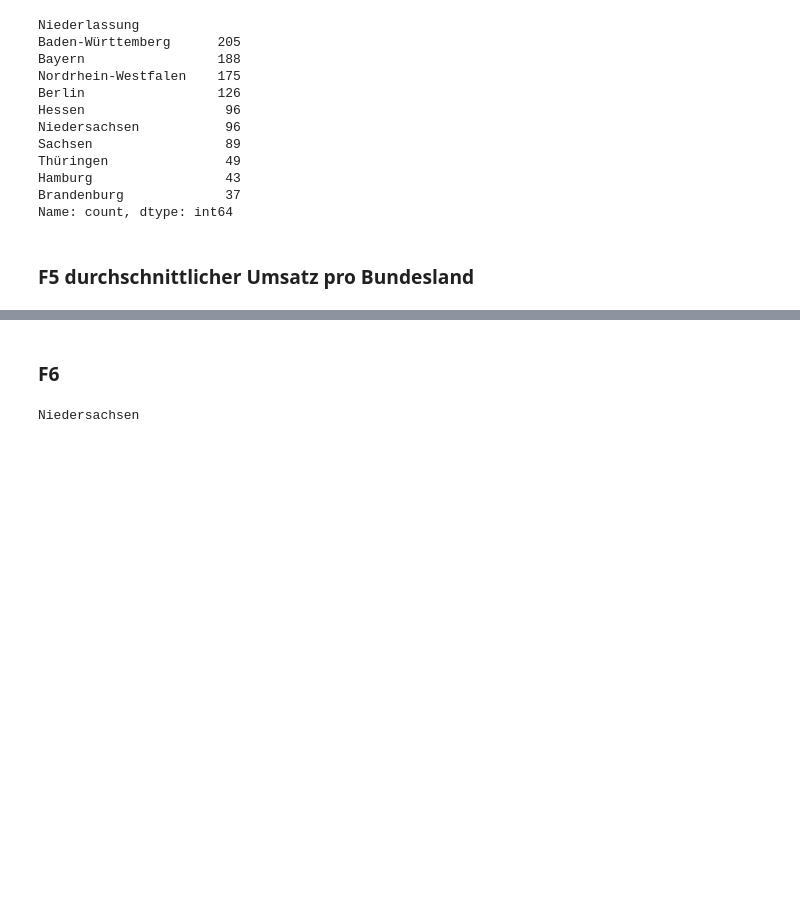
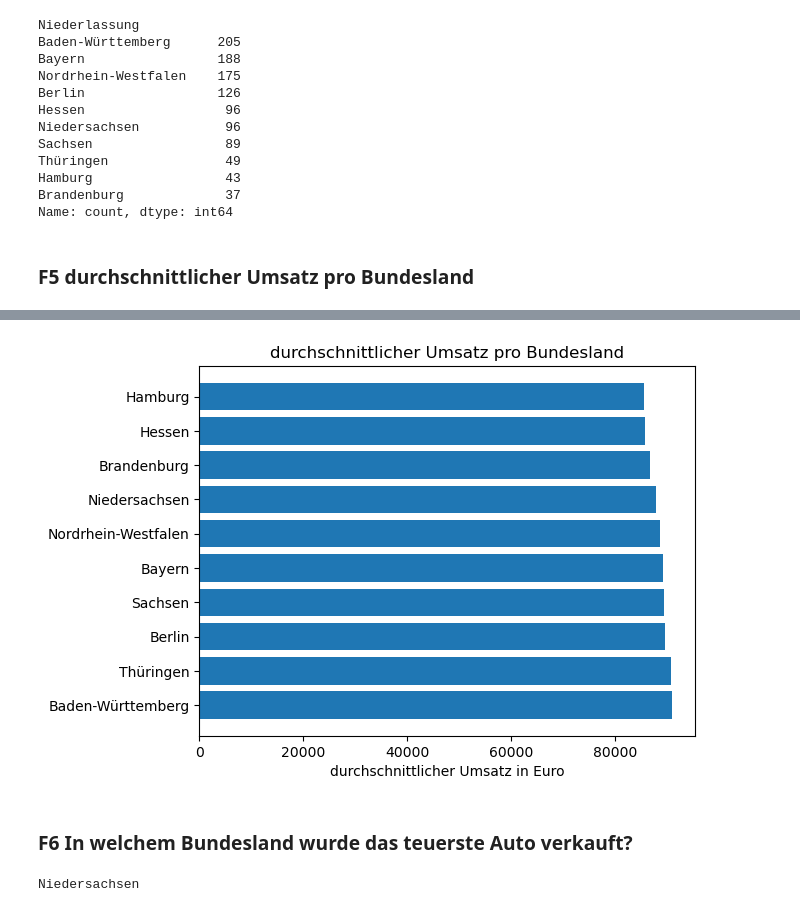
Before and after one commit to EWERLIA/final_projectSS24_Group7, a Jupyter notebook: presentation.ipynb, the cells around one changed output, grey strips where cells are left out. Saved outputs shown, nothing was run; the diff lists cells and outputs as text; code cells hidden in the pictures; blank space fills up the shorter version.

```diff
--- a/presentation.ipynb
+++ b/presentation.ipynb
@@ -239,14 +257,3 @@ Brandenburg             37
 Name: count, dtype: int64
 # %% [markdown]
 ### F5 durchschnittlicher Umsatz pro Bundesland
-# %%
-bundesländer = pd.Series(["Baden-Württemberg", "Bayern", "Nordrhein-Westfalen", "Berlin", "Niedersachsen", "Hessen", "Sachsen", "Thüringen", "Hamburg", "Brandenburg"])
-mean_rev_bl = []
-
-for i in bundesländer:
-    mean_rev_bl.append(f'{df_final.loc[df_final.Niederlassung == i, "Preis"].mean().round(2)}€')
-
-mean_rev_bl_pd = pd.Series(mean_rev_bl)
-df_mean_rev_bl = pd.concat([mean_rev_bl_pd], axis = 1).set_index(bundesländer)
-df_mean_rev_bl.columns = ['durchschnittlicher Umsatz']
-df_mean_rev_bl
@@ -265,11 +259,0 @@ df_mean_rev_bl
-# %%
-bundesländer = ["Baden-Württemberg", "Bayern", "Nordrhein-Westfalen", "Berlin", "Niedersachsen", "Hessen", "Sachsen", "Thüringen", "Hamburg", "Brandenburg"]
-mean_rev_bl = []
-
-for i in bundesländer:
-    w = mean_rev_bl.append(df_final.loc[df_final.Niederlassung == i, 'Preis'].mean())
-
-plt.barh(bundesländer, mean_rev_bl)
-plt.title ("durchschnittlicher Umsatz pro Bundesland")
-plt.xlabel('durchschnittlicher Umsatz in Euro')
-plt.show()
@@ -277,0 +260,15 @@ plt.show()
+# %%
+#Liste aller vertretenen Bundesländer erstellen
+bundesländer = df_final['Niederlassung'].unique() #np.array-Format, wobei das nicht wichtig ist!
+
+#Liste des durchschnittlichen Umsatzes erstellen
+mean_rev_bl = []
+
+for i in bundesländer:
+    mean_rev_bl.append(df_final.loc[df_final.Niederlassung == i, "Preis"].mean().round(2))
+
+#Tabelle mit Bundesländern und durchschnittlichen Umsatz
+mean_rev_bl_series = pd.Series(mean_rev_bl, name = 'durchschnittlicher Umsatz in Euro')
+df_mean_rev_bl = mean_rev_bl_series.to_frame().set_index(bundesländer).sort_values(
+    'durchschnittlicher Umsatz in Euro', ascending = False) #sortiert nach dem durchschnittlichen Umsatz
+df_mean_rev_bl
@@ -278,5 +287,12 @@ plt.show()
+# %%
+plt.barh(df_mean_rev_bl.index, df_mean_rev_bl['durchschnittlicher Umsatz in Euro'])
+plt.title ("durchschnittlicher Umsatz pro Bundesland")
+plt.xlabel('durchschnittlicher Umsatz in Euro')
+plt.show()
+# %% [output]
+[figure, added]
 # %% [markdown]
-### F6
+### F6 In welchem Bundesland wurde das teuerste Auto verkauft?
 # %%
 # Finde Index des Kunden mit maximalen Preis
 index_MaxPreis = df_final['Preis'].idxmax()
```
Also changed, not shown: parts of 22 cells of this notebook.
